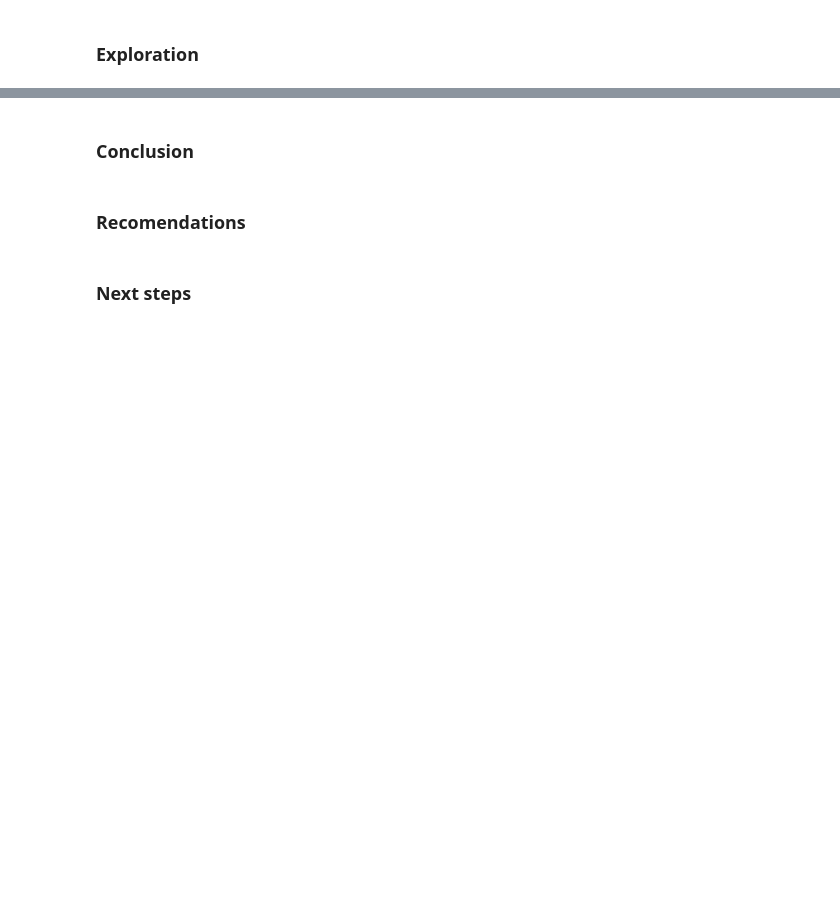
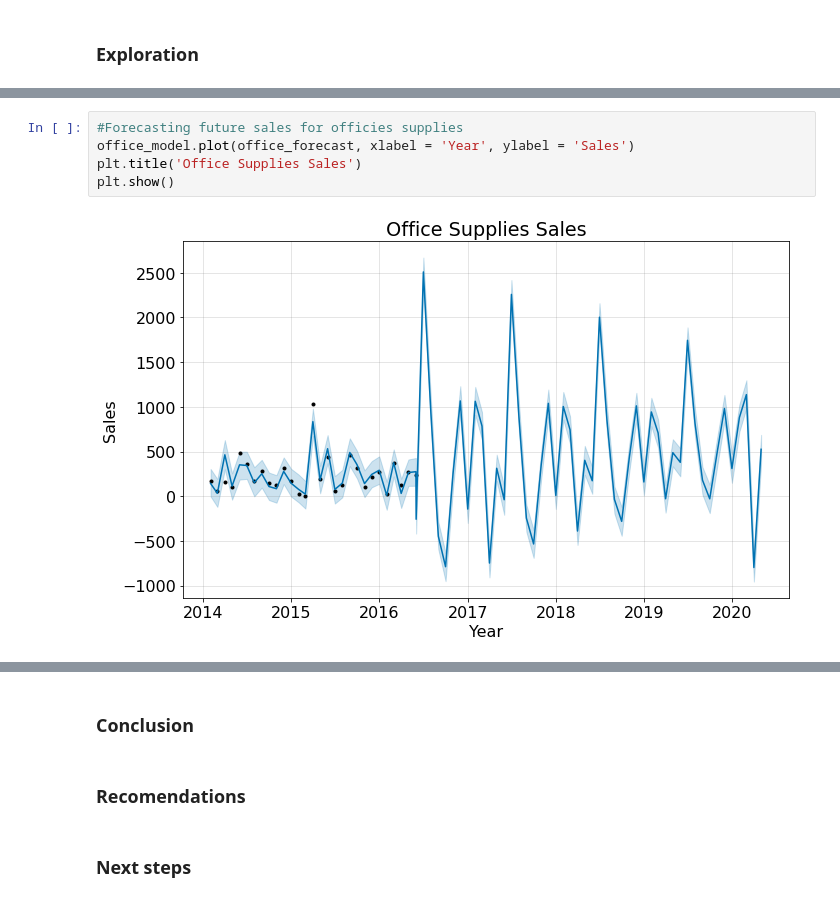
Before and after one commit to Kristofer-Rivera-and-Oliver-Ton/time_series_project, a Jupyter notebook: superstore_final.ipynb, the cells around one changed output, grey strips where cells are left out. Saved outputs shown, nothing was run; the diff lists cells and outputs as text; blank space fills up the shorter version.

```diff
--- a/superstore_final.ipynb
+++ b/superstore_final.ipynb
@@ -108,0 +133,7 @@ Iteration 64. Log joint probability =    48.4704. Improved by 1.25315e-09.
+# %%
+#Forecasting future sales for officies supplies
+office_model.plot(office_forecast, xlabel = 'Year', ylabel = 'Sales')
+plt.title('Office Supplies Sales')
+plt.show()
+# %% [output]
+[figure, added]
```
Also changed, not shown: parts of 13 cells of this notebook.
